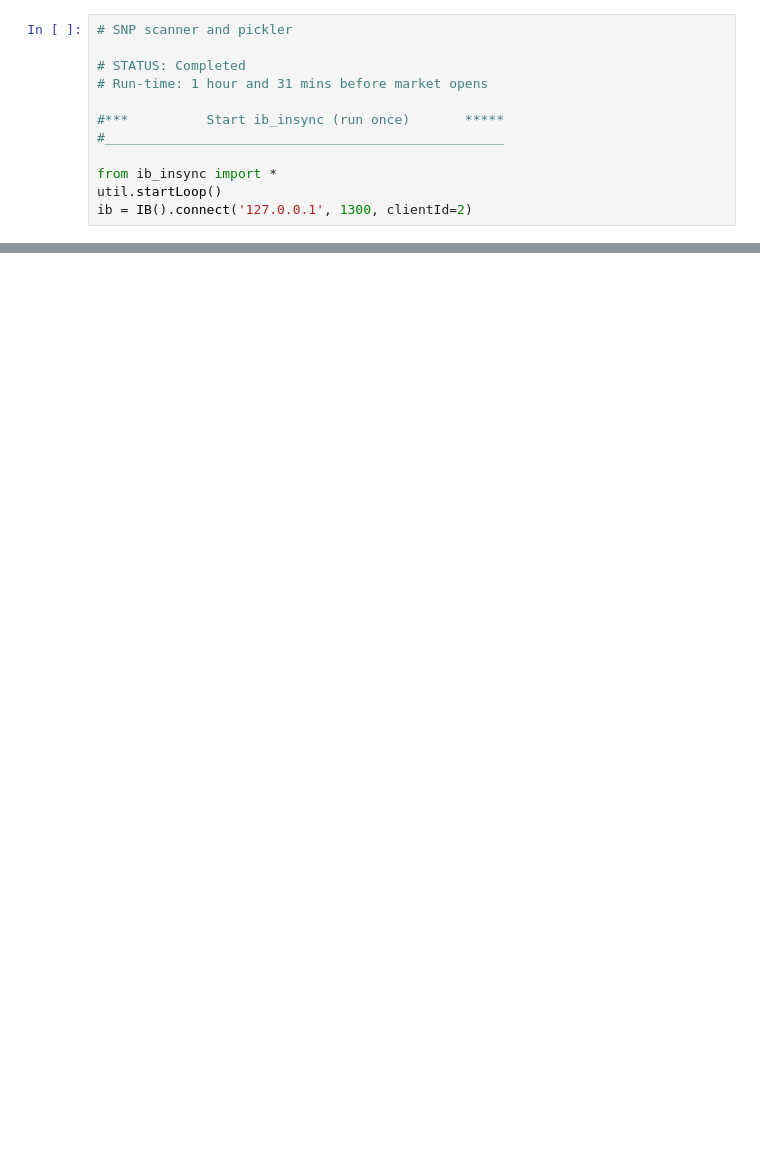
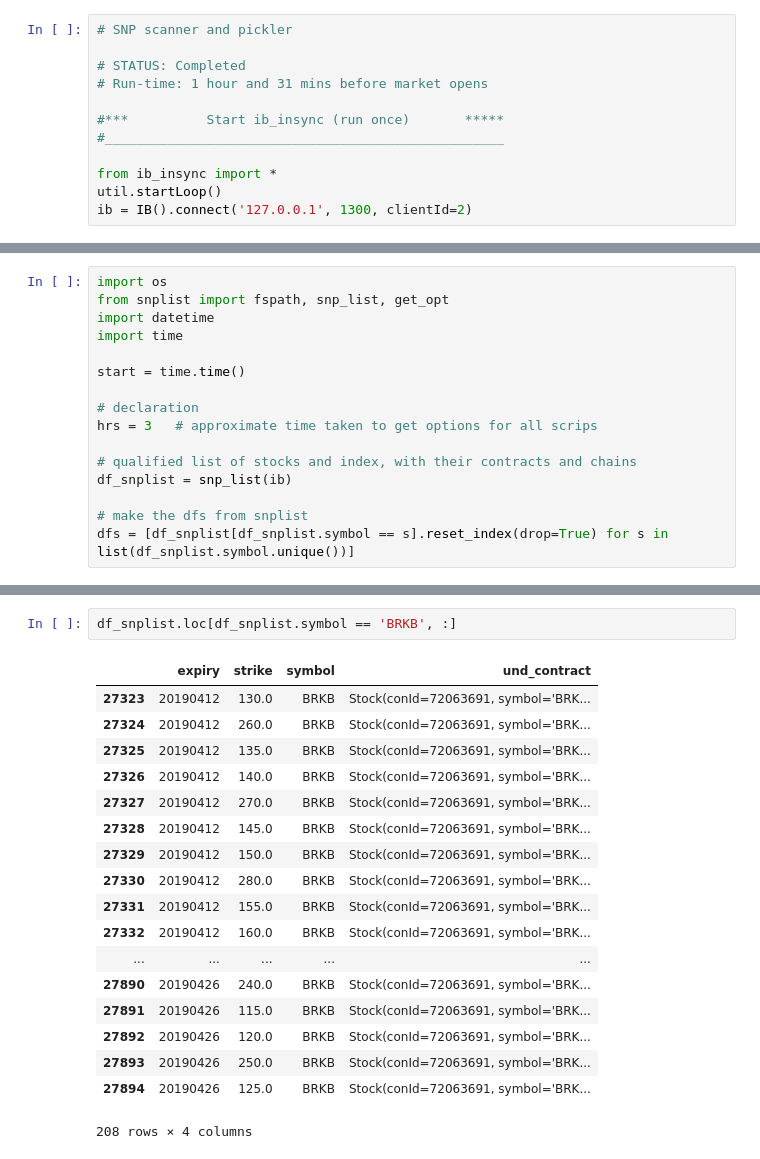
Before and after one commit to reservoirinvest/ibkr, a Jupyter notebook: lib/snp_build.ipynb, the cells around one changed output, grey strips where cells are left out. Saved outputs shown, nothing was run; the diff lists cells and outputs as text; blank space fills up the shorter version.

```diff
--- a/lib/snp_build.ipynb
+++ b/lib/snp_build.ipynb
@@ -54,0 +13,16 @@ ib.disconnect()
+# %%
+import os
+from snplist import fspath, snp_list, get_opt
+import datetime
+import time
+
+start = time.time()
+
+# declaration
+hrs = 3   # approximate time taken to get options for all scrips
+
+# qualified list of stocks and index, with their contracts and chains
+df_snplist = snp_list(ib)
+
+# make the dfs from snplist
+dfs = [df_snplist[df_snplist.symbol == s].reset_index(drop=True) for s in list(df_snplist.symbol.unique())]
@@ -54,0 +68,21 @@ ib.disconnect()
+# %%
+df_snplist.loc[df_snplist.symbol == 'BRKB', :]
+# %% [output]
+|  | expiry | strike | symbol | und_contract |
+| 27323 | 20190412 | 130.0 | BRKB | Stock(conId=72063691, symbol='BRK... |
+| 27324 | 20190412 | 260.0 | BRKB | Stock(conId=72063691, symbol='BRK... |
+| 27325 | 20190412 | 135.0 | BRKB | Stock(conId=72063691, symbol='BRK... |
+| 27326 | 20190412 | 140.0 | BRKB | Stock(conId=72063691, symbol='BRK... |
+| 27327 | 20190412 | 270.0 | BRKB | Stock(conId=72063691, symbol='BRK... |
+| 27328 | 20190412 | 145.0 | BRKB | Stock(conId=72063691, symbol='BRK... |
+| 27329 | 20190412 | 150.0 | BRKB | Stock(conId=72063691, symbol='BRK... |
+| 27330 | 20190412 | 280.0 | BRKB | Stock(conId=72063691, symbol='BRK... |
+| 27331 | 20190412 | 155.0 | BRKB | Stock(conId=72063691, symbol='BRK... |
+| 27332 | 20190412 | 160.0 | BRKB | Stock(conId=72063691, symbol='BRK... |
+| ... | ... | ... | ... | ... |
+| 27890 | 20190426 | 240.0 | BRKB | Stock(conId=72063691, symbol='BRK... |
+| 27891 | 20190426 | 115.0 | BRKB | Stock(conId=72063691, symbol='BRK... |
+| 27892 | 20190426 | 120.0 | BRKB | Stock(conId=72063691, symbol='BRK... |
+| 27893 | 20190426 | 250.0 | BRKB | Stock(conId=72063691, symbol='BRK... |
+| 27894 | 20190426 | 125.0 | BRKB | Stock(conId=72063691, symbol='BRK... |
+208 rows × 4 columns
```
Also changed, not shown: parts of 3 cells of this notebook, 6 other files.
